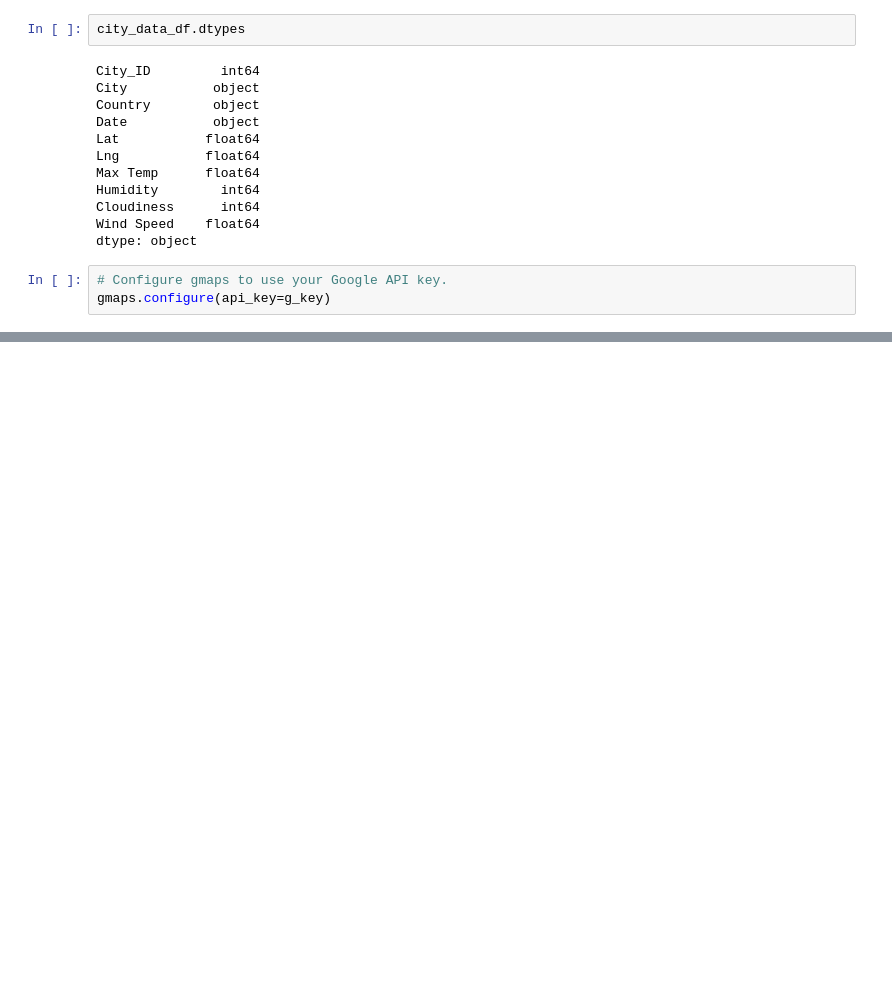
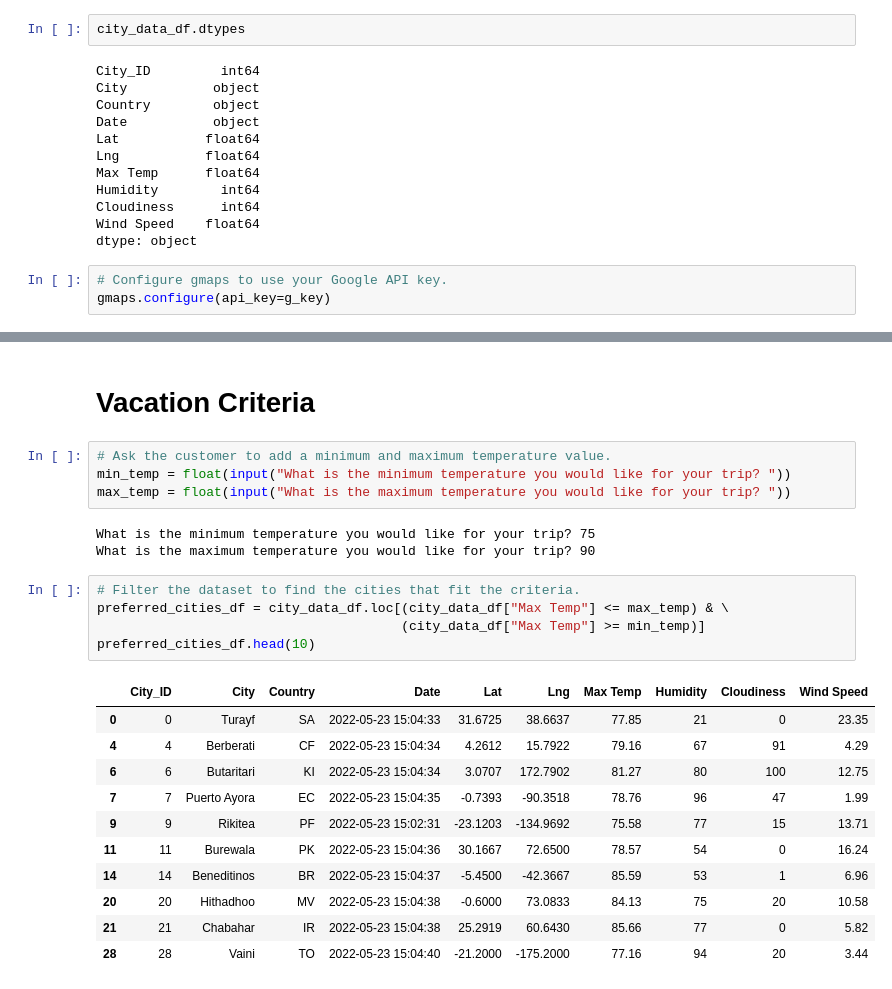
Before and after one commit to Michaelfr22/World_Weather_Analysis, a Jupyter notebook: WeatherPy.ipynb, the cells around one changed output, grey strips where cells are left out. Cells and saved outputs as stored; diff of their text form; blank space fills up the shorter version.

```diff
--- a/WeatherPy.ipynb
+++ b/WeatherPy.ipynb
@@ -808,0 +884,26 @@ fig
+# %% [markdown]
+# Vacation Criteria
+# %%
+# Ask the customer to add a minimum and maximum temperature value.
+min_temp = float(input("What is the minimum temperature you would like for your trip? "))
+max_temp = float(input("What is the maximum temperature you would like for your trip? "))
+# %% [output]
+What is the minimum temperature you would like for your trip? 75
+What is the maximum temperature you would like for your trip? 90
+# %%
+# Filter the dataset to find the cities that fit the criteria.
+preferred_cities_df = city_data_df.loc[(city_data_df["Max Temp"] <= max_temp) & \
+                                       (city_data_df["Max Temp"] >= min_temp)]
+preferred_cities_df.head(10)
+# %% [output]
+|  | City_ID | City | Country | Date | Lat | Lng | Max Temp | Humidity | Cloudiness | Wind Speed |
+| 0 | 0 | Turayf | SA | 2022-05-23 15:04:33 | 31.6725 | 38.6637 | 77.85 | 21 | 0 | 23.35 |
+| 4 | 4 | Berberati | CF | 2022-05-23 15:04:34 | 4.2612 | 15.7922 | 79.16 | 67 | 91 | 4.29 |
+| 6 | 6 | Butaritari | KI | 2022-05-23 15:04:34 | 3.0707 | 172.7902 | 81.27 | 80 | 100 | 12.75 |
+| 7 | 7 | Puerto Ayora | EC | 2022-05-23 15:04:35 | -0.7393 | -90.3518 | 78.76 | 96 | 47 | 1.99 |
+| 9 | 9 | Rikitea | PF | 2022-05-23 15:02:31 | -23.1203 | -134.9692 | 75.58 | 77 | 15 | 13.71 |
+| 11 | 11 | Burewala | PK | 2022-05-23 15:04:36 | 30.1667 | 72.6500 | 78.57 | 54 | 0 | 16.24 |
+| 14 | 14 | Beneditinos | BR | 2022-05-23 15:04:37 | -5.4500 | -42.3667 | 85.59 | 53 | 1 | 6.96 |
+| 20 | 20 | Hithadhoo | MV | 2022-05-23 15:04:38 | -0.6000 | 73.0833 | 84.13 | 75 | 20 | 10.58 |
+| 21 | 21 | Chabahar | IR | 2022-05-23 15:04:38 | 25.2919 | 60.6430 | 85.66 | 77 | 0 | 5.82 |
+| 28 | 28 | Vaini | TO | 2022-05-23 15:04:40 | -21.2000 | -175.2000 | 77.16 | 94 | 20 | 3.44 |
```
Also changed, not shown: parts of 29 cells of this notebook.
